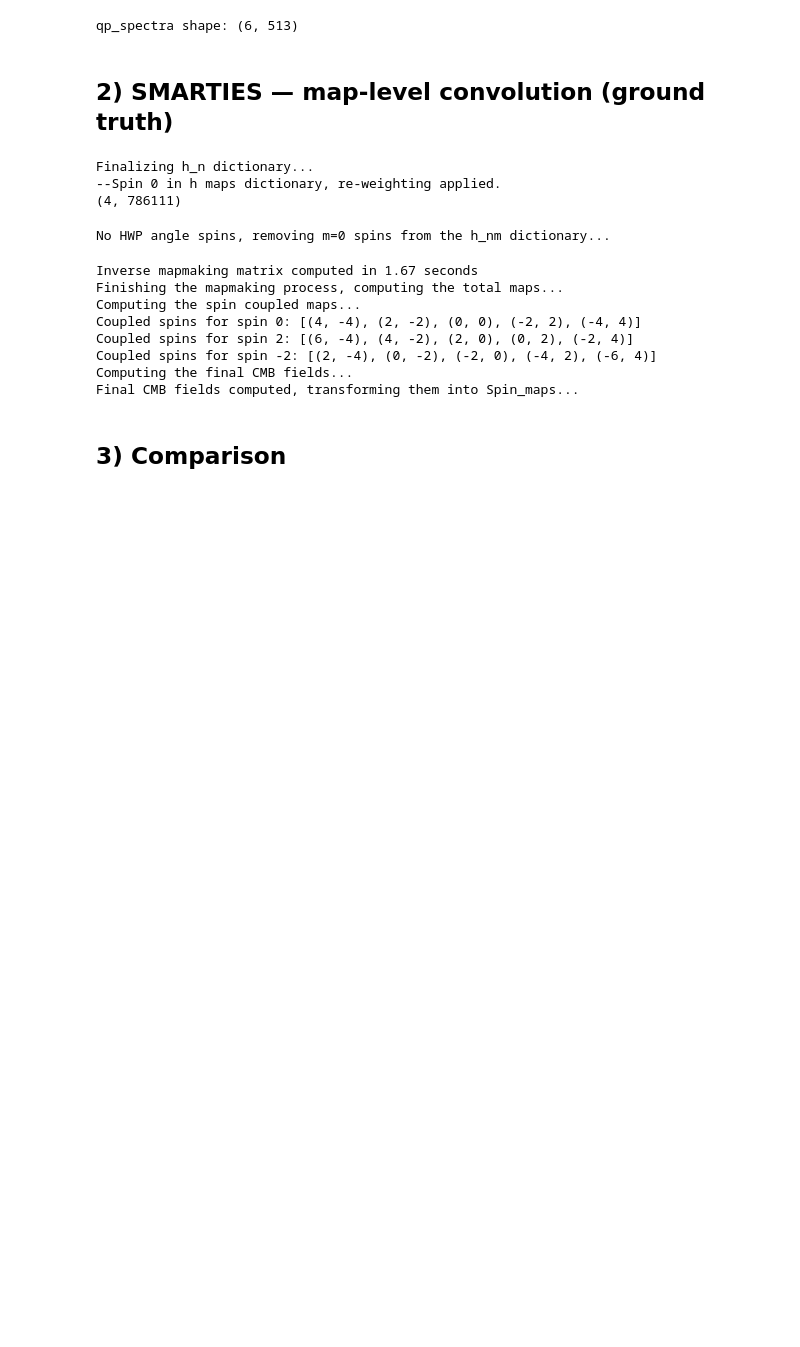
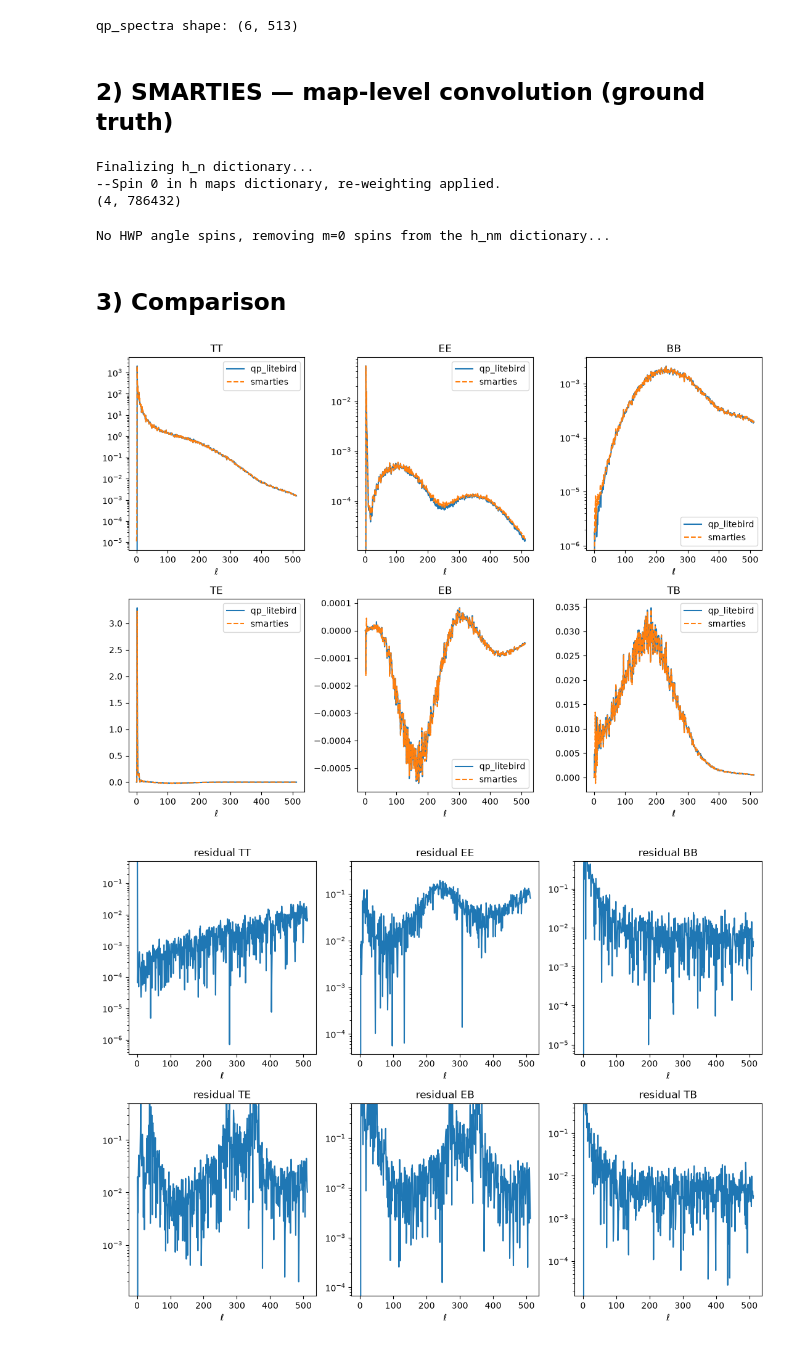
Before and after one commit to litebird/qp_litebird, a Jupyter notebook: notebooks/validate_vs_smarties.ipynb, the cells around one changed output. Saved outputs shown, nothing was run; the diff lists cells and outputs as text; code cells hidden in the pictures; blank space fills up the shorter version.

```diff
--- a/notebooks/validate_vs_smarties.ipynb
+++ b/notebooks/validate_vs_smarties.ipynb
@@ -38,7 +38,7 @@ mmax_smarties = smax - 2   # = 4  (smarties: smax = mmax + 2)
 
 # Beams (ellipticity kept modest so the beam is m-converged at mmax=4)
 fwhm_arcmin = 30.0
-ellipticity = 1.0
+ellipticity = 1.5
 ellipse_angle = np.random.uniform(0, 2 * np.pi, len(detlist))
 pol_angles = [0.1, np.pi / 2, -0.08 + np.pi / 4, 3 * np.pi / 4]
 
@@ -152,7 +152,7 @@ TT[0,0,0] = 0.9691619873046875
 # %%
 # Predicted mixed power spectra: realized input Cl x beam matrix.
 cl_true = hp.alm2cl(alm_sky[dets[0].name].values)  # (4, lmax+1): TT, EE, BB, TE
-qp_spectra = qp.get_spectra(beam_mat, cl_true, lmax)  # (6, lmax+1)
+qp_spectra = qp.get_spectra(beam_mat, cl_true, lmax,pixwin=False)  # (6, lmax+1)
 print("qp_spectra shape:", qp_spectra.shape)
 # %% [output]
 qp_spectra shape: (6, 513)
@@ -172,7 +172,7 @@ h_n_spin_dict = read_lbs_h_maps(
 # %% [output]
 Finalizing h_n dictionary...
 --Spin 0 in h maps dictionary, re-weighting applied.
-(4, 786111)
+(4, 786432)
 No HWP angle spins, removing m=0 spins from the h_nm dictionary...
 # %%
 syst = sm.FrameworkSystematics(
@@ -204,44 +204,38 @@ convolved = np.ones((3, mask_hits.shape[0]), dtype=complex) * hp.UNSEEN
 convolved[0, mask_hits != 0] = final_maps[0].real
 convolved[1, mask_hits != 0] = final_maps[1].real
 convolved[2, mask_hits != 0] = final_maps[2].real
-# %% [output]
-Inverse mapmaking matrix computed in 1.67 seconds
-Finishing the mapmaking process, computing the total maps...
-Computing the spin coupled maps...
-Coupled spins for spin 0: [(4, -4), (2, -2), (0, 0), (-2, 2), (-4, 4)]
-Coupled spins for spin 2: [(6, -4), (4, -2), (2, 0), (0, 2), (-2, 4)]
-Coupled spins for spin -2: [(2, -4), (0, -2), (-2, 0), (-4, 2), (-6, 4)]
-Computing the final CMB fields...
-Final CMB fields computed, transforming them into Spin_maps...
 # %% [markdown]
 ## 3) Comparison
 # %%
 # Observed power spectra from the SMARTIES convolved map.
 smarties_cl = hp.anafast(convolved, lmax=lmax, pol=True)  # (4, lmax+1)
 
 labels = ["TT", "EE", "BB", "TE","EB","TB"]
 fig, axes = plt.subplots(2, 3, figsize=(11, 8))
 for idx, (ax, label) in enumerate(zip(axes.ravel(), labels)):
     if idx<3:
         ax.semilogy(qp_spectra[idx], label="qp_litebird")
         ax.semilogy(smarties_cl[idx], label="smarties", ls="--")
     else:
         ax.plot(qp_spectra[idx], label="qp_litebird")
         ax.plot(smarties_cl[idx], label="smarties", ls="--")
     ax.set_title(label)
 
     ax.legend()
     ax.set_xlabel(r"$\ell$")
 plt.tight_layout()
 plt.show()
 
 # Relative residual (single CMB realization -> sample variance dominates).
 fig, axes = plt.subplots(2, 3, figsize=(11, 8))
 for idx, (ax, label) in enumerate(zip(axes.ravel(), labels)):
-    residual = np.abs(qp_spectra[idx] - smarties_cl[idx])
+    residual = np.abs(qp_spectra[idx] - smarties_cl[idx])/np.maximum(np.abs(smarties_cl[idx]), 1e-30)
     ax.semilogy(residual)
     ax.set_title(f"residual {label}")
     ax.set_ylim(-0.5, 0.5)
     ax.set_xlabel(r"$\ell$")
 plt.tight_layout()
 plt.show()
+# %% [output]
+[figure, added]
+[figure, added]
```
Also changed, not shown: parts of 2 cells of this notebook.
